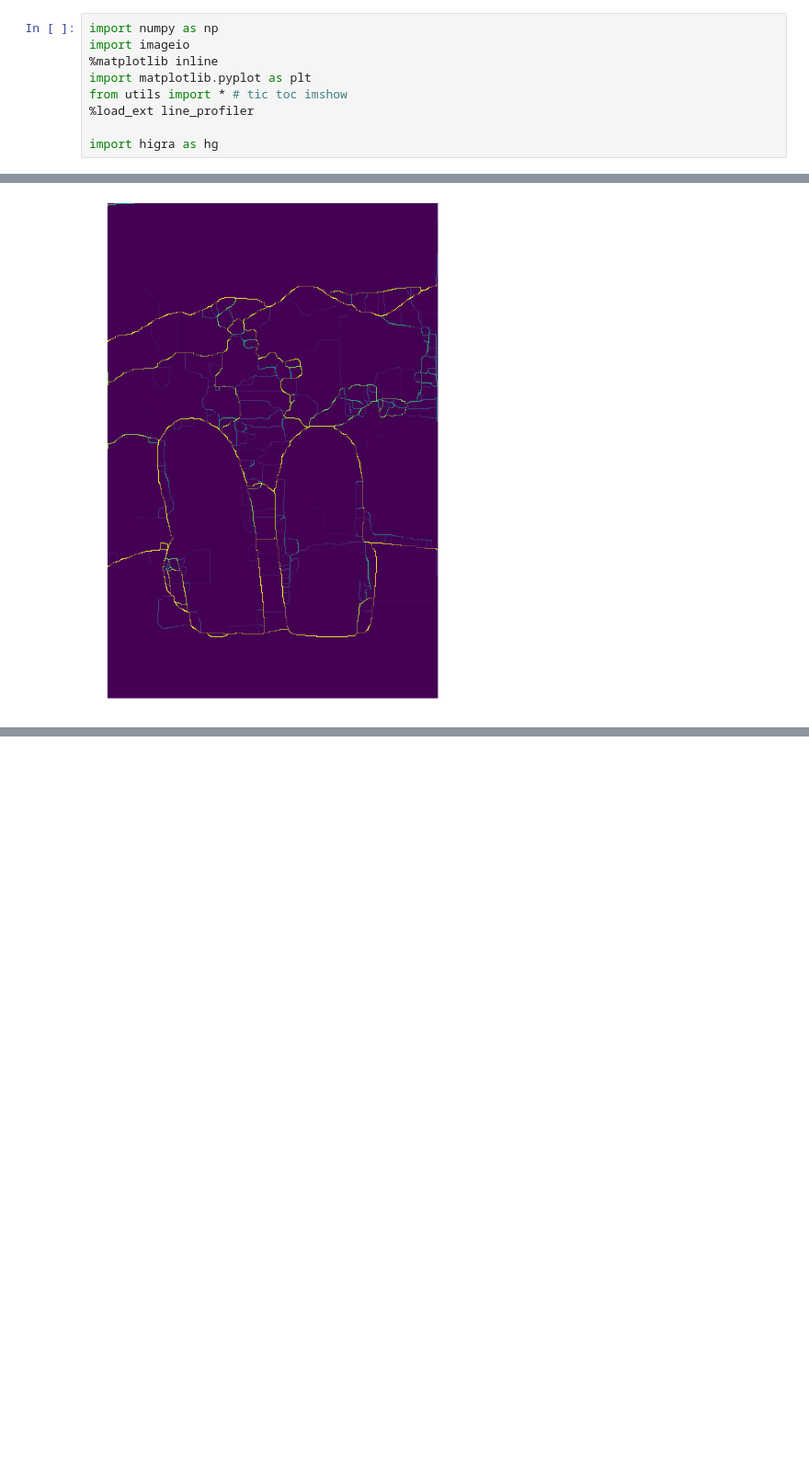
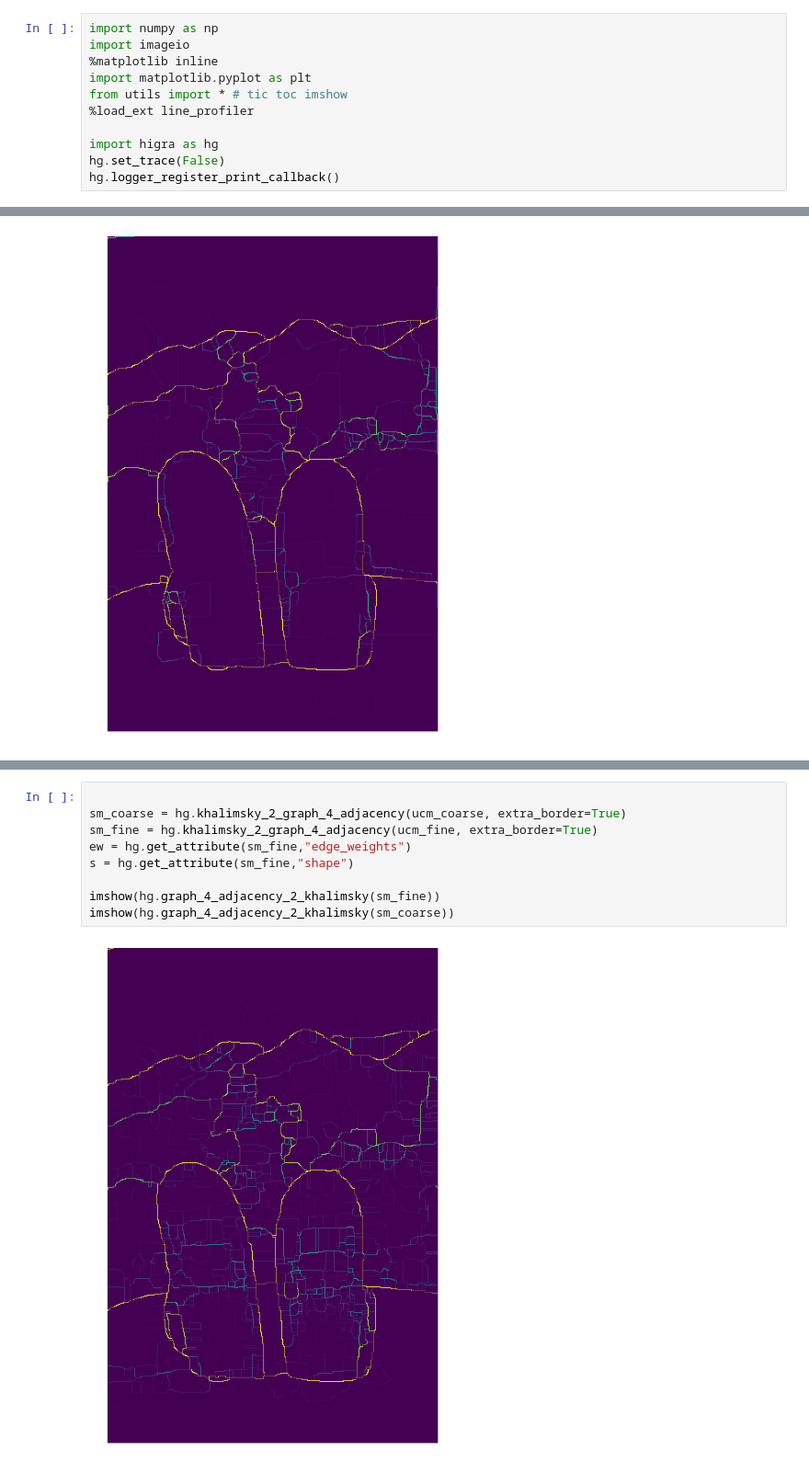
Before and after one commit to higra/Higra, a Jupyter notebook: notebooks/Test.ipynb, the cells around one changed output, grey strips where cells are left out. Shown at 92% size. Drawn from its saved outputs; the diff is of its cells as text; blank space fills up the shorter version.

```diff
--- a/notebooks/Test.ipynb
+++ b/notebooks/Test.ipynb
@@ -7,6 +7,8 @@ from utils import * # tic toc imshow
 %load_ext line_profiler
 
 import higra as hg
+hg.set_trace(False)
+hg.logger_register_print_callback()
 # %%
 image = imageio.imread("data/2018.ppm")
 # switch to float to avoir numerical issue with uint8
@@ -70,0 +99,11 @@ imshow(cob_ucm[:, :, 1])
+# %%
+
+sm_coarse = hg.khalimsky_2_graph_4_adjacency(ucm_coarse, extra_border=True)
+sm_fine = hg.khalimsky_2_graph_4_adjacency(ucm_fine, extra_border=True)
+ew = hg.get_attribute(sm_fine,"edge_weights")
+s = hg.get_attribute(sm_fine,"shape")
+
+imshow(hg.graph_4_adjacency_2_khalimsky(sm_fine))
+imshow(hg.graph_4_adjacency_2_khalimsky(sm_coarse))
+# %% [output]
+[figure, added]
```
Also changed, not shown: parts of 15 cells of this notebook, 2 other files.
